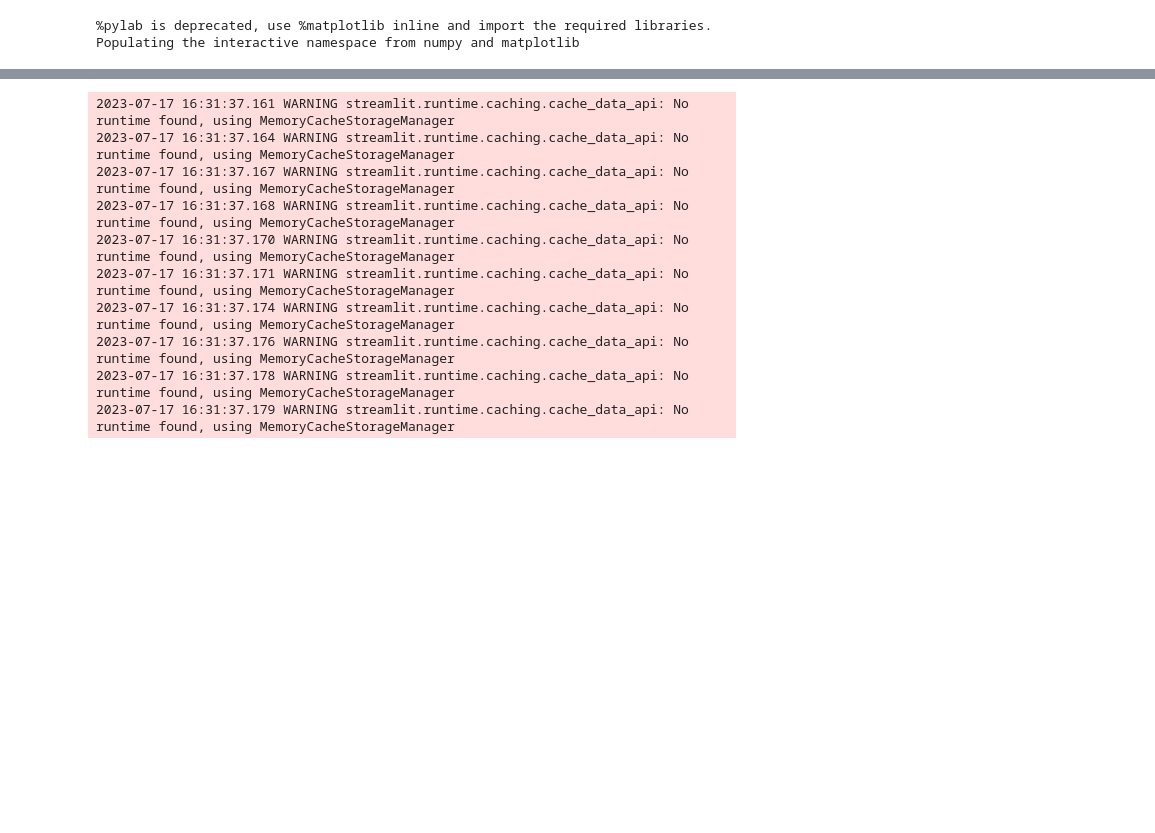
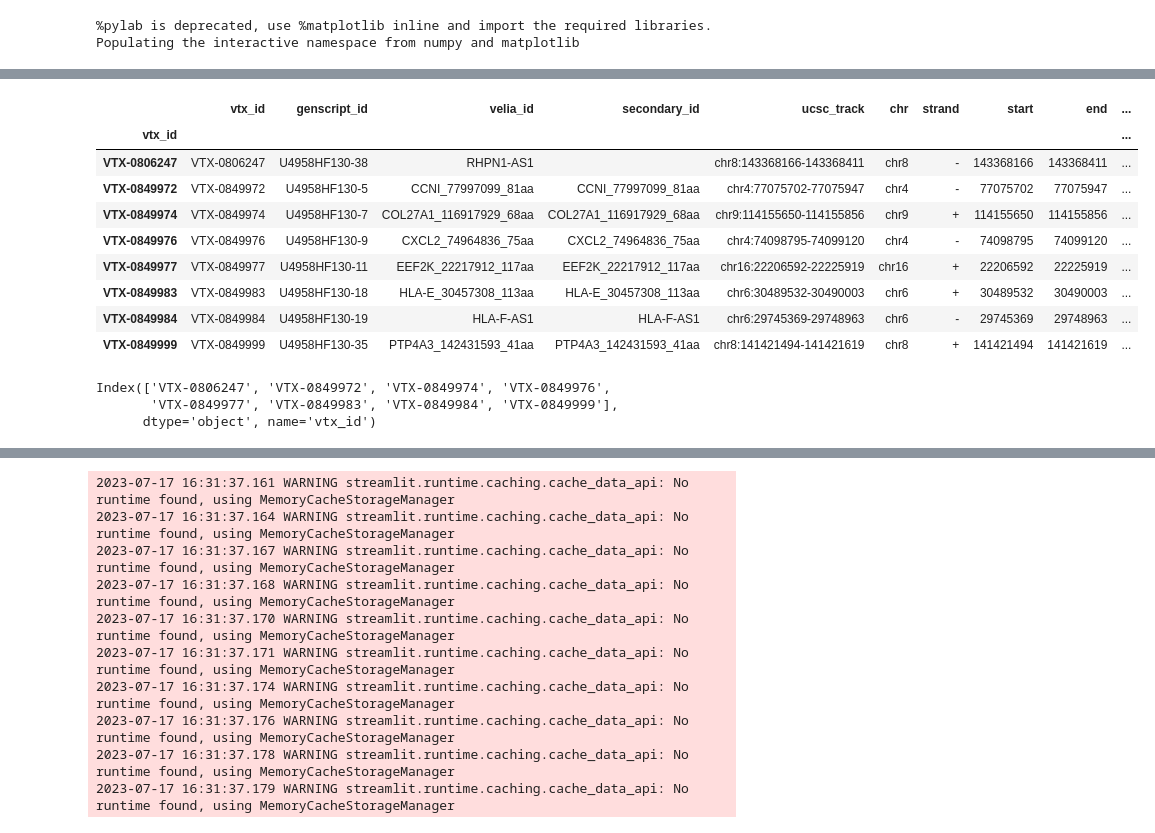
Before and after one commit to veliatx/dashboard, a Jupyter notebook: dashboard/etl/dev.ipynb, the cells around one changed output, grey strips where cells are left out. Cells and saved outputs as stored; diff of their text form; code cells hidden in the pictures; blank space fills up the shorter version.

```diff
--- a/dashboard/etl/dev.ipynb
+++ b/dashboard/etl/dev.ipynb
@@ -9,0 +28,2 @@ from dashboard.etl.transcript_features import *
+# %%
+CACHE_DIR = '../cache'
@@ -9,0 +92,41 @@ from dashboard.etl.transcript_features import *
+# %%
+    sorf_df = sorf_df[sorf_df['screening_phase'] != '-1']
+
+    cols = ['show_details', 'vtx_id', 'screening_phase_id', 'screening_phase', 'ucsc_track',
+            'source', 'orf_xrefs', 'protein_xrefs', 'gene_xrefs', 'transcript_xrefs',
+            'transcripts_exact', 'transcripts_overlapping', 'aa', 'nucl',
+            'index_copy', 'genscript_id', 'chr', 'strand', 'start', 'end',
+            'chrom_starts', 'block_sizes', 'phases',]
+
+    sorf_df = sorf_df[cols]
+    session.close()
+    _, blastp_table = load_mouse_blastp_results()
+    sorf_df = sorf_df.merge(pd.DataFrame(blastp_table).T, left_index=True, right_index=True, how='left')
+
+    id_data = pd.read_csv('s3://velia-data-dev/VDC_001_screening_collections/all_phases/interim_phase1to7_non-sigp_20230718.csv')
+    id_data.index = id_data['vtx_id']
+    sorf_df = sorf_df.merge(id_data[['trans1',
+           'trans2', 'trans3', 'sec1', 'sec2', 'sec3', 'translated_mean',
+           'secreted_mean', 'translated', 'swissprot_isoform', 'ensembl_isoform',
+           'refseq_isoform', 'phylocsf_58m_avg', 'phylocsf_58m_max', 'phylocsf_58m_min',
+           'phylocsf_vals']], left_index=True, right_index=True, how='left')
+# %%
+sorf_df.loc[['VTX-0806247', 'VTX-0849972', 'VTX-0849974', 'VTX-0849976',
+       'VTX-0849977', 'VTX-0849983', 'VTX-0849984', 'VTX-0849999']]
+# %% [output]
+|  | vtx_id | genscript_id | velia_id | secondary_id | ucsc_track | chr | strand | start | end | ... |
+| vtx_id |  |  |  |  |  |  |  |  |  | ... |
+| VTX-0806247 | VTX-0806247 | U4958HF130-38 | RHPN1-AS1 |  | chr8:143368166-143368411 | chr8 | - | 143368166 | 143368411 | ... |
+| VTX-0849972 | VTX-0849972 | U4958HF130-5 | CCNI_77997099_81aa | CCNI_77997099_81aa | chr4:77075702-77075947 | chr4 | - | 77075702 | 77075947 | ... |
+| VTX-0849974 | VTX-0849974 | U4958HF130-7 | COL27A1_116917929_68aa | COL27A1_116917929_68aa | chr9:114155650-114155856 | chr9 | + | 114155650 | 114155856 | ... |
+| VTX-0849976 | VTX-0849976 | U4958HF130-9 | CXCL2_74964836_75aa | CXCL2_74964836_75aa | chr4:74098795-74099120 | chr4 | - | 74098795 | 74099120 | ... |
+| VTX-0849977 | VTX-0849977 | U4958HF130-11 | EEF2K_22217912_117aa | EEF2K_22217912_117aa | chr16:22206592-22225919 | chr16 | + | 22206592 | 22225919 | ... |
+| VTX-0849983 | VTX-0849983 | U4958HF130-18 | HLA-E_30457308_113aa | HLA-E_30457308_113aa | chr6:30489532-30490003 | chr6 | + | 30489532 | 30490003 | ... |
+| VTX-0849984 | VTX-0849984 | U4958HF130-19 | HLA-F-AS1 | HLA-F-AS1 | chr6:29745369-29748963 | chr6 | - | 29745369 | 29748963 | ... |
+| VTX-0849999 | VTX-0849999 | U4958HF130-35 | PTP4A3_142431593_41aa | PTP4A3_142431593_41aa | chr8:141421494-141421619 | chr8 | + | 141421494 | 141421619 | ... |
+# %%
+og_index.difference(sorf_df.index)
+# %% [output]
+Index(['VTX-0806247', 'VTX-0849972', 'VTX-0849974', 'VTX-0849976',
+       'VTX-0849977', 'VTX-0849983', 'VTX-0849984', 'VTX-0849999'],
+      dtype='object', name='vtx_id')
```
Also changed, not shown: parts of 60 cells of this notebook, 5 other files.
